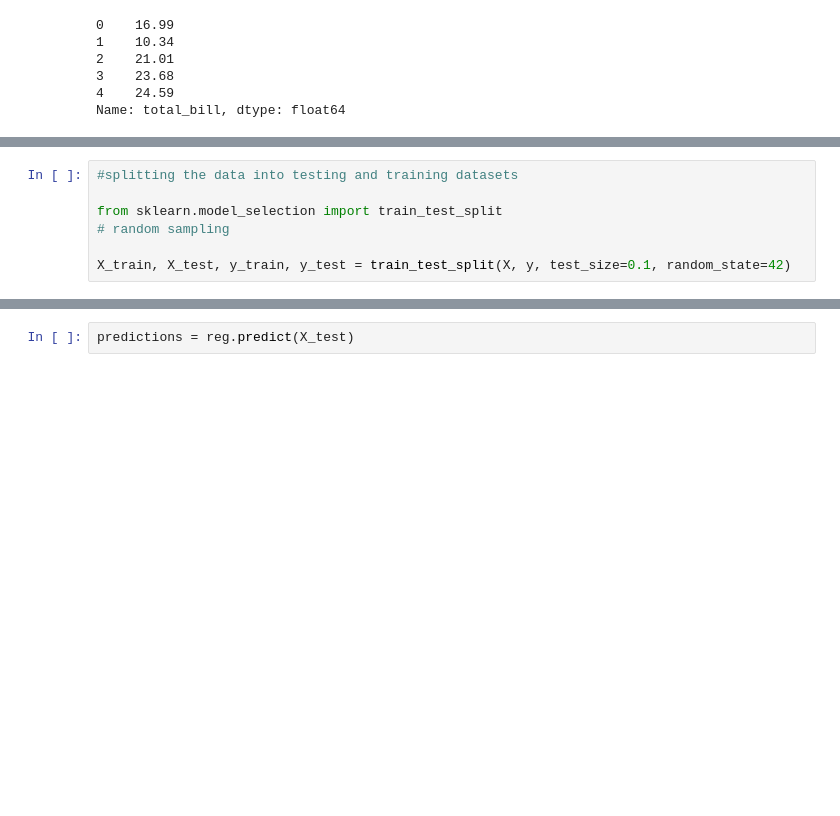
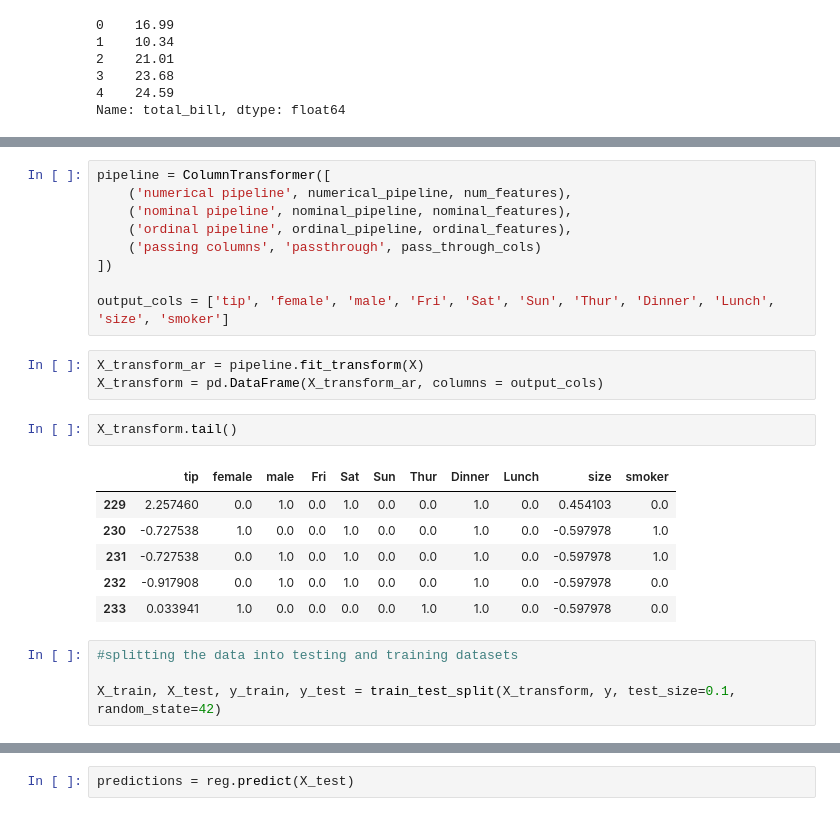
Before and after one commit to R4Z0Rx20/Projects, a Jupyter notebook: bill_prediction.ipynb, the cells around one changed output, grey strips where cells are left out. Saved outputs shown, nothing was run; the diff lists cells and outputs as text; blank space fills up the shorter version.

```diff
--- a/bill_prediction.ipynb
+++ b/bill_prediction.ipynb
@@ -191,10 +202,28 @@ Name: total_bill, dtype: float64
+# %%
+pipeline = ColumnTransformer([
+    ('numerical pipeline', numerical_pipeline, num_features),
+    ('nominal pipeline', nominal_pipeline, nominal_features),
+    ('ordinal pipeline', ordinal_pipeline, ordinal_features),
+    ('passing columns', 'passthrough', pass_through_cols)
+])
+
+output_cols = ['tip', 'female', 'male', 'Fri', 'Sat', 'Sun', 'Thur', 'Dinner', 'Lunch', 'size', 'smoker']
+# %%
+X_transform_ar = pipeline.fit_transform(X)
+X_transform = pd.DataFrame(X_transform_ar, columns = output_cols)
+# %%
+X_transform.tail()
+# %% [output]
+|  | tip | female | male | Fri | Sat | Sun | Thur | Dinner | Lunch | size | smoker |
+| 229 | 2.257460 | 0.0 | 1.0 | 0.0 | 1.0 | 0.0 | 0.0 | 1.0 | 0.0 | 0.454103 | 0.0 |
+| 230 | -0.727538 | 1.0 | 0.0 | 0.0 | 1.0 | 0.0 | 0.0 | 1.0 | 0.0 | -0.597978 | 1.0 |
+| 231 | -0.727538 | 0.0 | 1.0 | 0.0 | 1.0 | 0.0 | 0.0 | 1.0 | 0.0 | -0.597978 | 1.0 |
+| 232 | -0.917908 | 0.0 | 1.0 | 0.0 | 1.0 | 0.0 | 0.0 | 1.0 | 0.0 | -0.597978 | 0.0 |
+| 233 | 0.033941 | 1.0 | 0.0 | 0.0 | 0.0 | 0.0 | 1.0 | 1.0 | 0.0 | -0.597978 | 0.0 |
 # %%
 #splitting the data into testing and training datasets
 
-from sklearn.model_selection import train_test_split
-# random sampling
-
-X_train, X_test, y_train, y_test = train_test_split(X, y, test_size=0.1, random_state=42)
+X_train, X_test, y_train, y_test = train_test_split(X_transform, y, test_size=0.1, random_state=42)
 # %%
 X_train.shape
 # %% [output]
```
Also changed, not shown: parts of 17 cells of this notebook, 1 other file.
